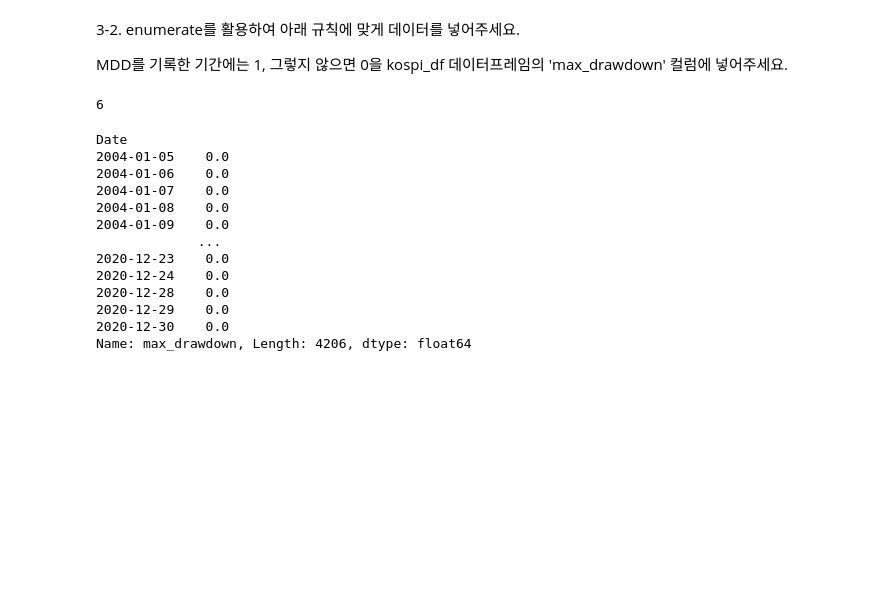
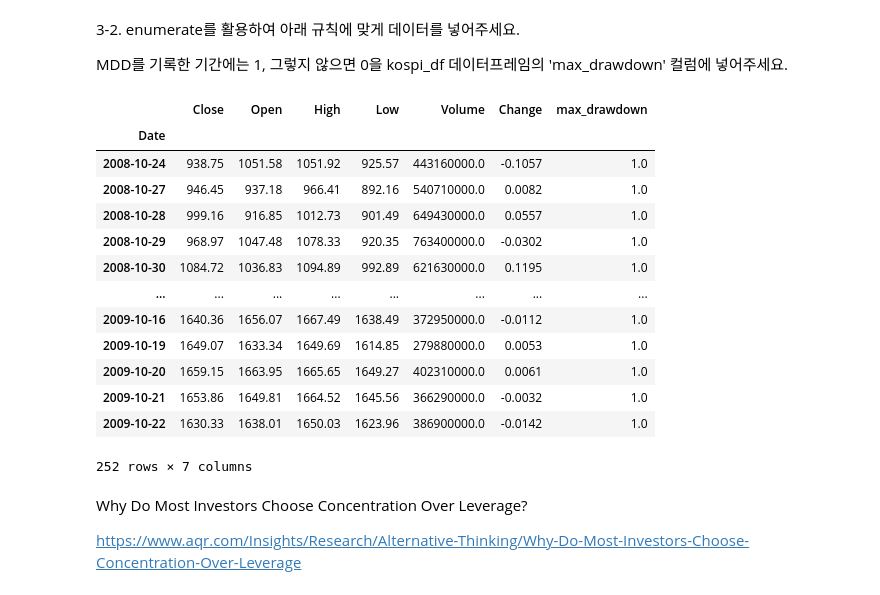
Before and after one commit to rootofdata/Finance-Data-Analysis, a Jupyter notebook: week3.ipynb, the cells around one changed output. Cells and saved outputs as stored; diff of their text form; code cells hidden in the pictures; blank space fills up the shorter version.

```diff
--- a/week3.ipynb
+++ b/week3.ipynb
@@ -172,28 +207,30 @@ MDD를 기록한 기간에는 1, 그렇지 않으면 0을 kospi_df 데이터프
 # kospi_df 데이터프레임에 'max_drawdown'컬럼을 추가한 후 진행
 kospi_df['max_drawdown'] = max_drawdown
 col = len(kospi_df.columns) - 1
-col
-# %% [output]
-6
 # %%
-for i,v in enumerate(kospi_df['max_drawdown']):
-      if v == MDD_min:
-         kospi_df['max_drawdown'][i]=1
-      else:
-         kospi_df['max_drawdown'][i]=0
+for i,v in enumerate(kospi_df.max_drawdown):
+    if v == MDD_min:
+        kospi_df.max_drawdown[i]=1
+    else:
+        kospi_df.max_drawdown[i]=0
 
-kospi_df['max_drawdown']==1
+kospi_df[kospi_df.max_drawdown ==1]
 # %% [output]
+|  | Close | Open | High | Low | Volume | Change | max_drawdown |
+| Date |  |  |  |  |  |  |  |
+| 2008-10-24 | 938.75 | 1051.58 | 1051.92 | 925.57 | 443160000.0 | -0.1057 | 1.0 |
+| 2008-10-27 | 946.45 | 937.18 | 966.41 | 892.16 | 540710000.0 | 0.0082 | 1.0 |
+| 2008-10-28 | 999.16 | 916.85 | 1012.73 | 901.49 | 649430000.0 | 0.0557 | 1.0 |
+| 2008-10-29 | 968.97 | 1047.48 | 1078.33 | 920.35 | 763400000.0 | -0.0302 | 1.0 |
+| 2008-10-30 | 1084.72 | 1036.83 | 1094.89 | 992.89 | 621630000.0 | 0.1195 | 1.0 |
+| ... | ... | ... | ... | ... | ... | ... | ... |
+| 2009-10-16 | 1640.36 | 1656.07 | 1667.49 | 1638.49 | 372950000.0 | -0.0112 | 1.0 |
+| 2009-10-19 | 1649.07 | 1633.34 | 1649.69 | 1614.85 | 279880000.0 | 0.0053 | 1.0 |
+| 2009-10-20 | 1659.15 | 1663.95 | 1665.65 | 1649.27 | 402310000.0 | 0.0061 | 1.0 |
+| 2009-10-21 | 1653.86 | 1649.81 | 1664.52 | 1645.56 | 366290000.0 | -0.0032 | 1.0 |
+| 2009-10-22 | 1630.33 | 1638.01 | 1650.03 | 1623.96 | 386900000.0 | -0.0142 | 1.0 |
-Date
-2004-01-05    0.0
-2004-01-06    0.0
-2004-01-07    0.0
-2004-01-08    0.0
-2004-01-09    0.0
-             ...
-2020-12-23    0.0
-2020-12-24    0.0
-2020-12-28    0.0
-2020-12-29    0.0
-2020-12-30    0.0
-Name: max_drawdown, Length: 4206, dtype: float64
+252 rows × 7 columns
+# %% [markdown]
+Why Do Most Investors Choose Concentration Over Leverage?
+
+https://www.aqr.com/Insights/Research/Alternative-Thinking/Why-Do-Most-Investors-Choose-Concentration-Over-Leverage
```
Also changed, not shown: parts of 27 cells of this notebook.
